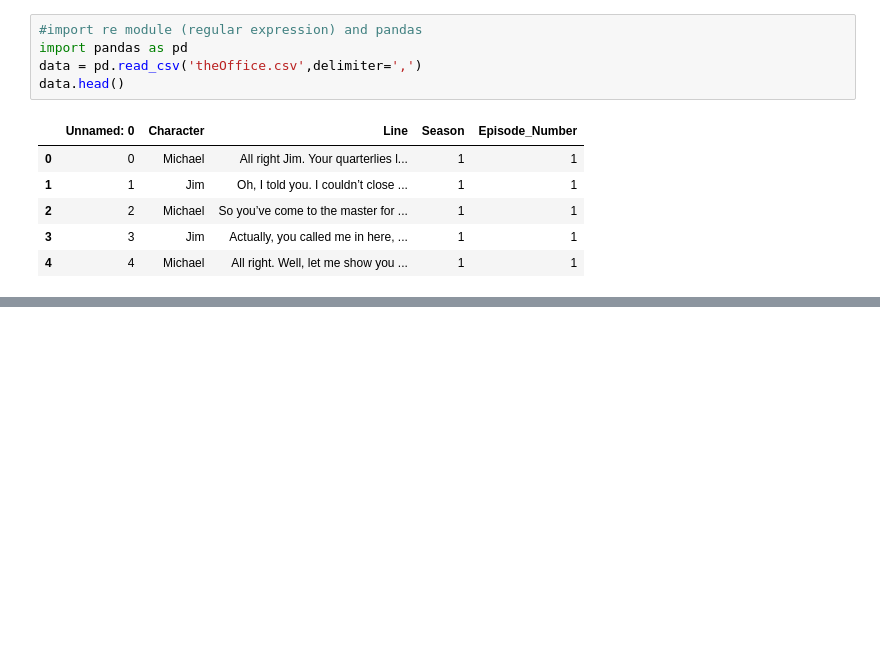
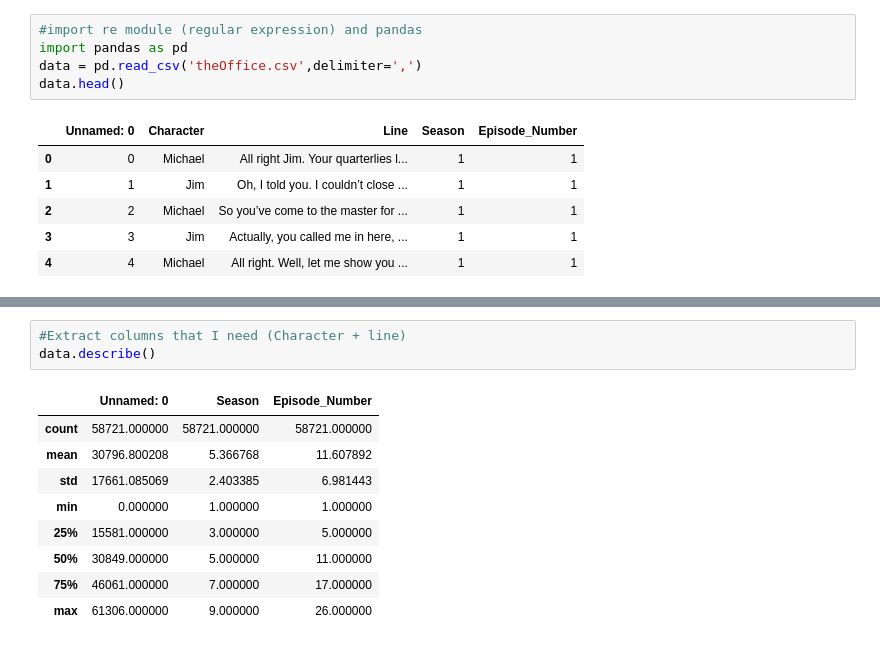
Before and after one commit to meriem-benfadhel/the-office-chatbot, a Jupyter notebook: chatbot.ipynb, the cells around one changed output, grey strips where cells are left out. Drawn from its saved outputs; the diff is of its cells as text; blank space fills up the shorter version.

```diff
--- a/chatbot.ipynb
+++ b/chatbot.ipynb
@@ -44,0 +58,13 @@ data.
+# %%
+#Extract columns that I need (Character + line)
+data.describe()
+# %% [output]
+|  | Unnamed: 0 | Season | Episode_Number |
+| count | 58721.000000 | 58721.000000 | 58721.000000 |
+| mean | 30796.800208 | 5.366768 | 11.607892 |
+| std | 17661.085069 | 2.403385 | 6.981443 |
+| min | 0.000000 | 1.000000 | 1.000000 |
+| 25% | 15581.000000 | 3.000000 | 5.000000 |
+| 50% | 30849.000000 | 5.000000 | 11.000000 |
+| 75% | 46061.000000 | 7.000000 | 17.000000 |
+| max | 61306.000000 | 9.000000 | 26.000000 |
```
Also changed, not shown: parts of 8 cells of this notebook.
